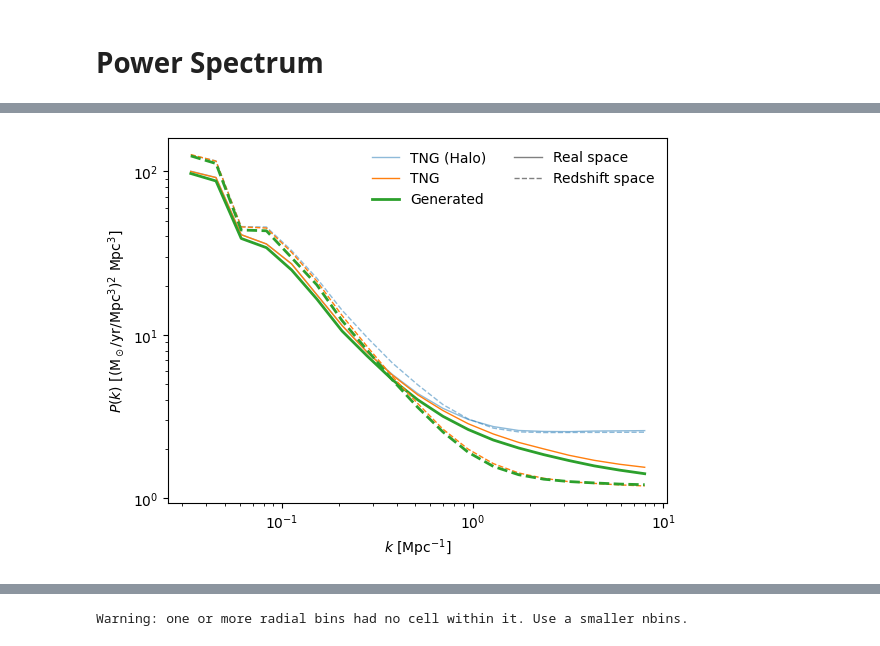
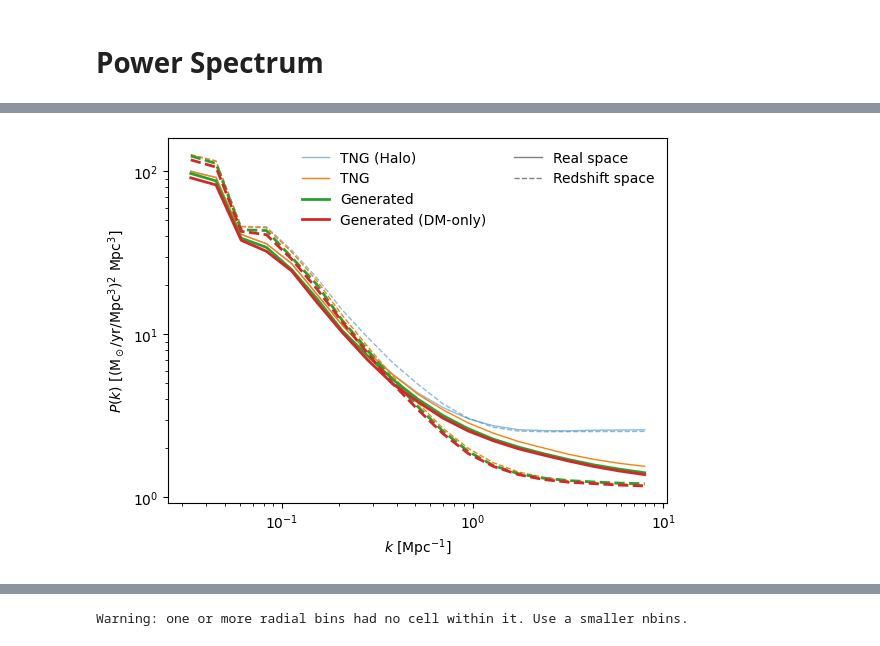
Before and after one commit to knmoriwaki/cosmoglint, a Jupyter notebook: notebooks/plot_data_cube.ipynb, the cells around one changed output, grey strips where cells are left out. Cells and saved outputs as stored; diff of their text form; code cells hidden in the pictures.

```diff
--- a/notebooks/plot_data_cube.ipynb
+++ b/notebooks/plot_data_cube.ipynb
@@ -49,6 +49,19 @@ def load_data(fname, ix=0, iy=0, iz=0, nx=None, ny=None, nz=None, dataname="inte
         nz = intensity.shape[2]
     intensity = intensity[ix:ix+nx, ix:ix+ny, ix:ix+nz]
     return intensity, header
+
+
+def plot_power(k_values, power, ax=None, label=None, ls=None, color=None, zorder=0, alpha=None, lw=None, with_factor=False):
+    if ax is None:
+        ax = plt.gca()
+
+    if with_factor:
+        power = power *  (k_values**3) / (2 * np.pi**2)  # Convert to Mpc^3 units
+    else:
+        power = power
+
+    ax.plot(k_values[1:], power[1:], label=label, ls=ls, color=color, zorder=zorder, alpha=alpha, lw=lw)
+    #plt.errorbar(k_values, power, yerr=np.sqrt(var), fmt="o")
 # %% [markdown]
 # Load data
 # %%
@@ -66,9 +79,10 @@ label = ".threshold1e-3"
 prefix_list = ["group.{}.{:d}{}".format(sim_name, snapshot_number, label),
                "subgroup.{}.{:d}{}".format(sim_name, snapshot_number, label),
                "group.data_cube.{:d}{}.{}.seed0".format(snapshot_number, label, model_name),
-               "pinocchio.run2{}.{}".format(label, model_name)
+                "group_dm_only.data_cube.{:d}{}.{}.seed0.factor0.92".format(snapshot_number, label, model_name),
+               "pinocchio.run2.data_cube.{:d}{}.{}.factor0.92".format(snapshot_number, label, model_name)
             ]
-titles = ["TNG (Halo)", "TNG", "Generated", "Pinocchio"]
+titles = ["TNG (Halo)", "TNG", "Generated", "Generated (DM-only)", "Pinocchio"]
 
 titles_rsd = [ f"{t} with RSD" for t in titles ]
 data_list = []
@@ -275,7 +288,7 @@ for data, header in zip(data_rsd_list[:4], header_rsd_list):
     k_rsd_list.append(k_values)
 
 for i in range(len(power_list)):
-    fout = "{}/power_{:d}".format(output_dir, i)
+    fout = "{}/power_{:d}.txt".format(output_dir, i)
     with open(fout, "w") as f:
         for j in range(len(k_list[i])):
             f.write("{:.4e} {:.4e} {:.4e}\n".format(k_list[i][j], power_list[i][j], power_rsd_list[i][j]))
@@ -294,41 +310,19 @@ output ../dataset/generated_data/figures/power_2
 # %%
 ### Show Power spectrum
-def plot_power(k_list, power_list, header_list, titles=None, ls=None, color=None, zorder=0, alpha=None, id_list=None, lw_list=None, with_factor=False):
-    ndata = len(data_list)
-    if not isinstance(titles, list):
-        titles = [titles] * len(data_list)
-    if not isinstance(ls, list):
-        ls = [ls] * len(data_list)
-    if not isinstance(color, list):
-        color = [color] * len(data_list)
-    if not isinstance(zorder, list):
-        zorder = [zorder] * len(data_list)
-    if not isinstance(alpha, list):
-        alpha = [alpha] * len(data_list)
-    if id_list is None:
-        id_list = range(len(data_list))
-    if not isinstance(lw_list, list):
-        lw_list = [1] * len(data_list)
+with_factor = False
+def compare_power(id_list, fsave, lw_list=None, **kwargs):
+
+    plt.figure(figsize=(6, 4.5))
+    alpha = [0.5, 1, 1, 1, 1]
 
     for count, i in enumerate(id_list):
-        k_values = k_list[i]
-        if with_factor:
-            power = power_list[i] *  (k_values**3) / (2 * np.pi**2)  # Convert to Mpc^3 units
-        else:
-            power = power_list[i]
+        data = np.loadtxt("{}/power_{}.txt".format(output_dir, str(i) if i < 4 else "pinocchio_factor0.92"))
+        k = data[:,0]
+        power = data[:,1]
+        power_rsd = data[:,2]
 
-        plt.plot(k_values[1:], power[1:], label=titles[i], ls=ls[i], color=color[i], zorder=zorder[i], alpha=alpha[i], lw=lw_list[i])
-        #plt.errorbar(k_values, power, yerr=np.sqrt(var), fmt="o")
-
-with_factor = False
-
-def compare_power(id_list, fsave, **kwargs):
-
-    plt.figure(figsize=(6, 4.5))
-    alpha = [0.5, 1, 1, 1]
-
-    plot_power(k_list, power_list, header_list, titles, ls="solid", color=colors, id_list=id_list, alpha=alpha, with_factor=with_factor, **kwargs)
-    plot_power(k_rsd_list, power_rsd_list, header_rsd_list, ls="dashed", color=colors, id_list=id_list, alpha=alpha, with_factor=with_factor, **kwargs)
+        plot_power(k, power, label=titles[i], ls="solid", color=colors[i], zorder=i, alpha=alpha[i], with_factor=with_factor, lw=lw_list[i])
+        plot_power(k, power_rsd, ls="dashed", color=colors[i], zorder=i, alpha=alpha[i], with_factor=with_factor, lw=lw_list[i])
 
     plt.xlabel(r"$k \ [\rm Mpc^{-1}]$")
 
@@ -348,12 +342,25 @@ def compare_power(id_list, fsave, **kwargs):
     plt.xlim(xlim)
     plt.ylim(ylim)
 
-    plt.legend(frameon=False, ncol=2)
+    ax = plt.gca()
+    ax.legend(frameon=False, ncol=2)
+
+    if len(id_list) > 3:
+
+        leg = ax.get_legend()
+        handles = leg.legend_handles
+        labels = [t.get_text() for t in leg.get_texts()]
+        dummy, = ax.plot([],[],alpha=0)
+        handles.append(dummy)
+        labels.append("")
+        ax.legend(handles, labels, ncol=2, frameon=False)
+
     my_savefig(fsave)
 
 fsave = "{}/power_spectrum_full.pdf".format(output_dir)
-compare_power([0, 1, 2], fsave=fsave, lw_list=[1,1,2])
+compare_power([0, 1, 2, 3], fsave=fsave, lw_list=[1,1,2,2])
 
-fsave = "{}/power_spectrum_pinocchio.pdf".format(output_dir)
-compare_power([1, 4], fsave=fsave, lw_list=[1,1,1,2])
+colors[4] = colors[3]
+fsave = "{}/power_spectrum_pinocchio_factor0.92.pdf".format(output_dir)
+compare_power([1, 4], fsave=fsave, lw_list=[1,1,1,2,2])
 # %% [output]
@@ -362 +369 @@ Saved figure to ../dataset/generated_data/figures/power_spectrum_pinocchio.pdf
-[figure, old version]
+[figure, new version]
```
Also changed, not shown: parts of 14 cells of this notebook, 3 other files.
